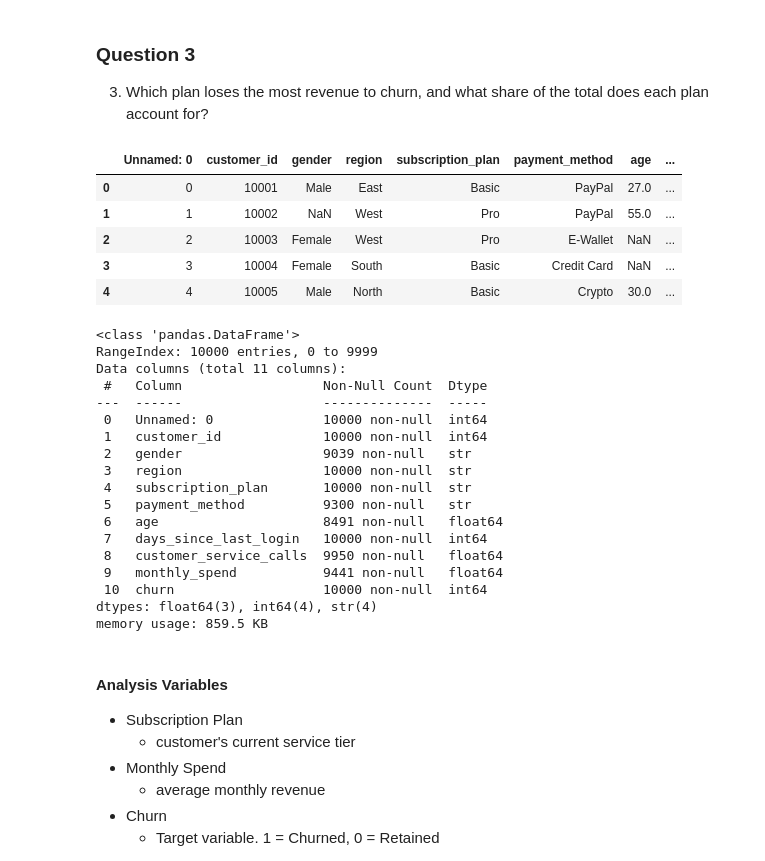
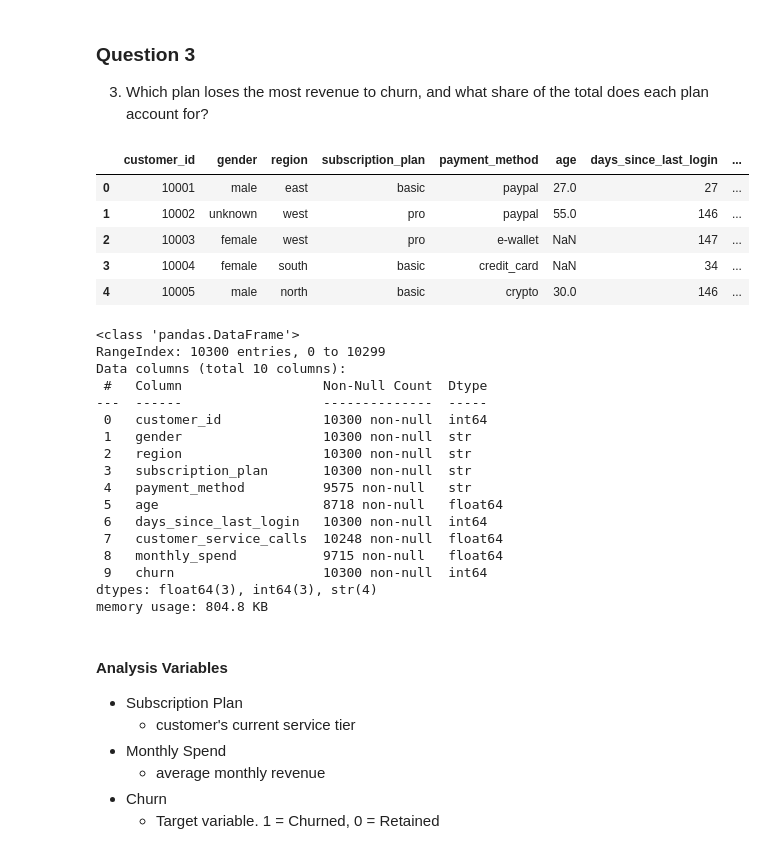
Before and after one commit to JL-Moreno021/Customer-Churn-Audit, a Jupyter notebook: Analysis_3_Subscription_Leak/subscription_revenue_leak_analysis.ipynb, the cells around one changed output. Cells and saved outputs as stored; diff of their text form; code cells hidden in the pictures.

```diff
--- a/Analysis_3_Subscription_Leak/subscription_revenue_leak_analysis.ipynb
+++ b/Analysis_3_Subscription_Leak/subscription_revenue_leak_analysis.ipynb
@@ -13,39 +14,41 @@ import os
 
 3. Which plan loses the most revenue to churn, and what share of the total does each plan account for?
 # %%
-dataset = '../data/customer_churn_clean.csv'
-result_dir = '../result'
+# Directories
+cdir = Path.cwd()
+root = cdir.parent
+dataset = root/'data/customer_churn_clean.csv'
+result_dir = cdir/'results/'
 
-df = pd.read_csv(dataset)
+df = pd.read_csv(dataset, index_col=0)
 df.head()
 # %% [output]
-|  | Unnamed: 0 | customer_id | gender | region | subscription_plan | payment_method | age | ... |
-| 0 | 0 | 10001 | Male | East | Basic | PayPal | 27.0 | ... |
-| 1 | 1 | 10002 | NaN | West | Pro | PayPal | 55.0 | ... |
-| 2 | 2 | 10003 | Female | West | Pro | E-Wallet | NaN | ... |
-| 3 | 3 | 10004 | Female | South | Basic | Credit Card | NaN | ... |
-| 4 | 4 | 10005 | Male | North | Basic | Crypto | 30.0 | ... |
+|  | customer_id | gender | region | subscription_plan | payment_method | age | days_since_last_login | ... |
+| 0 | 10001 | male | east | basic | paypal | 27.0 | 27 | ... |
+| 1 | 10002 | unknown | west | pro | paypal | 55.0 | 146 | ... |
+| 2 | 10003 | female | west | pro | e-wallet | NaN | 147 | ... |
+| 3 | 10004 | female | south | basic | credit_card | NaN | 34 | ... |
+| 4 | 10005 | male | north | basic | crypto | 30.0 | 146 | ... |
 # %%
 df.info()
 # %% [output]
 <class 'pandas.DataFrame'>
-RangeIndex: 10000 entries, 0 to 9999
-Data columns (total 11 columns):
+RangeIndex: 10300 entries, 0 to 10299
+Data columns (total 10 columns):
  #   Column                  Non-Null Count  Dtype
 ---  ------                  --------------  -----
- 0   Unnamed: 0              10000 non-null  int64
- 1   customer_id             10000 non-null  int64
- 2   gender                  9039 non-null   str
- 3   region                  10000 non-null  str
- 4   subscription_plan       10000 non-null  str
- 5   payment_method          9300 non-null   str
- 6   age                     8491 non-null   float64
- 7   days_since_last_login   10000 non-null  int64
- 8   customer_service_calls  9950 non-null   float64
- 9   monthly_spend           9441 non-null   float64
- 10  churn                   10000 non-null  int64
-dtypes: float64(3), int64(4), str(4)
-memory usage: 859.5 KB
+ 0   customer_id             10300 non-null  int64
+ 1   gender                  10300 non-null  str
+ 2   region                  10300 non-null  str
+ 3   subscription_plan       10300 non-null  str
+ 4   payment_method          9575 non-null   str
+ 5   age                     8718 non-null   float64
+ 6   days_since_last_login   10300 non-null  int64
+ 7   customer_service_calls  10248 non-null  float64
+ 8   monthly_spend           9715 non-null   float64
+ 9   churn                   10300 non-null  int64
+dtypes: float64(3), int64(3), str(4)
+memory usage: 804.8 KB
 # %% [markdown]
 #### Analysis Variables
 * Subscription Plan
```
Also changed, not shown: parts of 16 cells of this notebook, 3 other files.
